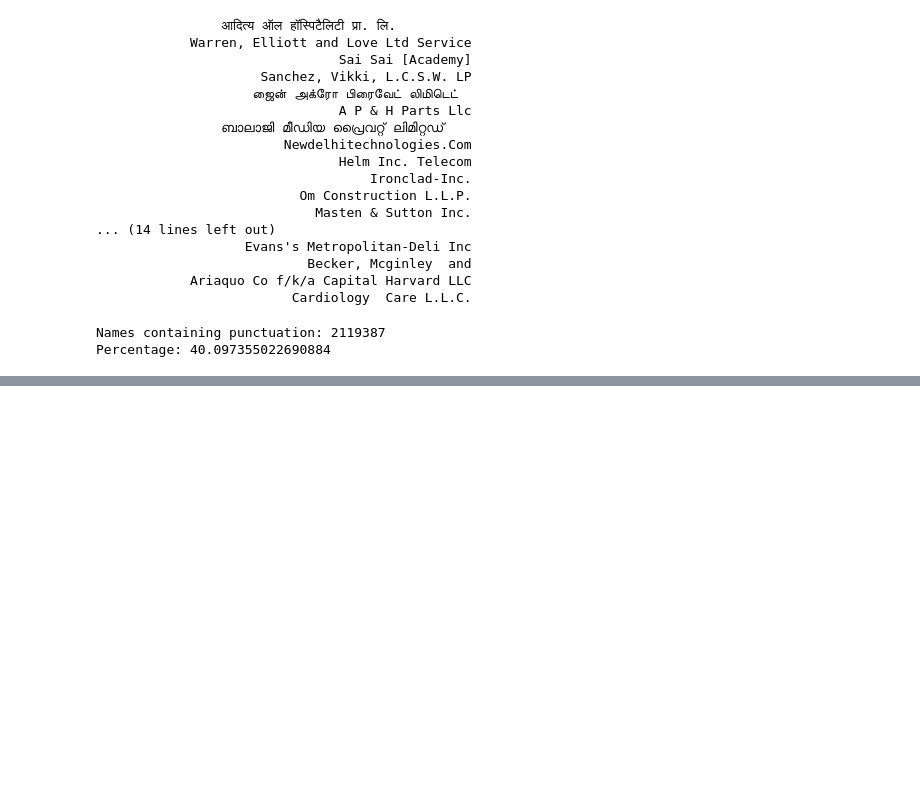
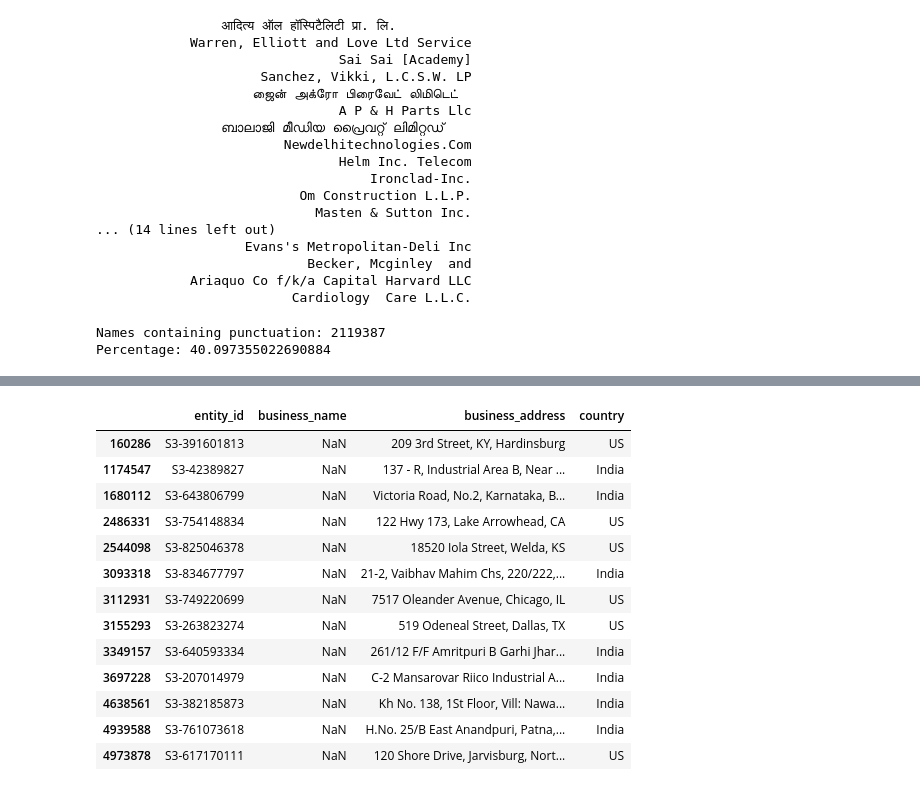
Before and after one commit to madhavmishra09/amazon-ml, a Jupyter notebook: code/business_entity_resolution/src/train3.ipynb, the cells around one changed output, grey strips where cells are left out. Cells and saved outputs as stored; diff of their text form; code cells hidden in the pictures; blank space fills up the shorter version.

```diff
--- a/code/business_entity_resolution/src/train3.ipynb
+++ b/code/business_entity_resolution/src/train3.ipynb
@@ -1052,0 +1596,19 @@ Percentage: 40.097355022690884
+# %%
+patterns = {
+    "street": r"\bst\b",
+    "road": r"\brd\b",
+    "avenue": r"\bave\b",
+    "drive": r"\bdr\b",
+    "boulevard": r"\bblvd\b",
+    "highway": r"\bhwy\b",
+    "lane": r"\bln\b",
+    "apartment": r"\bapt\b",
+}
+
+for name, pattern in patterns.items():
+    count = df["address_basic"].str.contains(
+        pattern,
+        regex=True,
+        na=False
+    ).sum()
+    print(f"{name:12} : {count:,}")
@@ -1052,0 +1674,20 @@ Percentage: 40.097355022690884
+# %%
+address_abbreviations = {
+    r"\bst\b": "street",
+    r"\brd\b": "road",
+    r"\bave\b": "avenue",
+    r"\bdr\b": "drive",
+    r"\bblvd\b": "boulevard",
+    r"\bhwy\b": "highway",
+    r"\bln\b": "lane",
+    r"\bapt\b": "apartment",
+}
+
+df["address_normalized"] = df["address_basic"]
+
+for pattern, replacement in address_abbreviations.items():
+    df["address_normalized"] = df["address_normalized"].str.replace(
+        pattern,
+        replacement,
+        regex=True
+    )
@@ -1052,0 +1884,20 @@ Percentage: 40.097355022690884
+# %%
+df.loc[
+    df["business_name"].isna(),
+    ["entity_id", "business_name", "business_address", "country"]
+]
+# %% [output]
+|  | entity_id | business_name | business_address | country |
+| 160286 | S3-391601813 | NaN | 209 3rd Street, KY, Hardinsburg | US |
+| 1174547 | S3-42389827 | NaN | 137 - R, Industrial Area B, Near ... | India |
+| 1680112 | S3-643806799 | NaN | Victoria Road, No.2, Karnataka, B... | India |
+| 2486331 | S3-754148834 | NaN | 122 Hwy 173, Lake Arrowhead, CA | US |
+| 2544098 | S3-825046378 | NaN | 18520 Iola Street, Welda, KS | US |
+| 3093318 | S3-834677797 | NaN | 21-2, Vaibhav Mahim Chs, 220/222,... | India |
+| 3112931 | S3-749220699 | NaN | 7517 Oleander Avenue, Chicago, IL | US |
+| 3155293 | S3-263823274 | NaN | 519 Odeneal Street, Dallas, TX | US |
+| 3349157 | S3-640593334 | NaN | 261/12 F/F Amritpuri B Garhi Jhar... | India |
+| 3697228 | S3-207014979 | NaN | C-2 Mansarovar Riico Industrial A... | India |
+| 4638561 | S3-382185873 | NaN | Kh No. 138, 1St Floor, Vill: Nawa... | India |
+| 4939588 | S3-761073618 | NaN | H.No. 25/B East Anandpuri, Patna,... | India |
+| 4973878 | S3-617170111 | NaN | 120 Shore Drive, Jarvisburg, Nort... | US |
```
Also changed, not shown: parts of 56 cells of this notebook.
